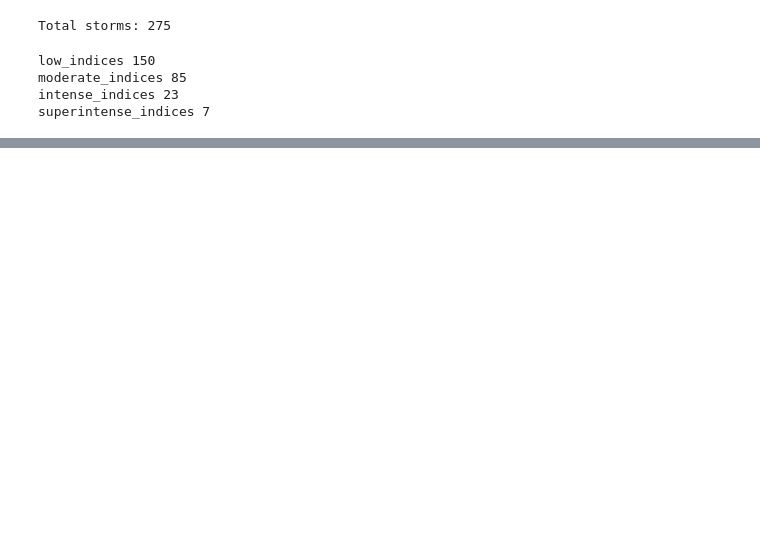
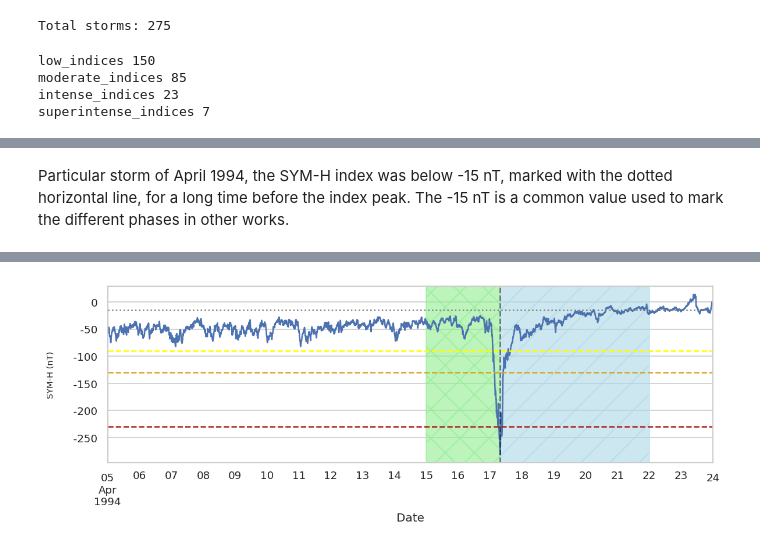
Before and after one commit to Redxgit/classifying-bounding-gstorms, a Jupyter notebook: 4a-Particular-storms-SYM.ipynb, the cells around one changed output, grey strips where cells are left out. Drawn from its saved outputs; the diff is of its cells as text; code cells hidden in the pictures; blank space fills up the shorter version.

```diff
--- a/4a-Particular-storms-SYM.ipynb
+++ b/4a-Particular-storms-SYM.ipynb
@@ -251,2 +187,57 @@ Minimum SYM-H value -393 at: 2004-11-08 05:55:00
+# %% [markdown]
+Particular storm of April 1994, the SYM-H index was below -15 nT, marked with the dotted horizontal line, for a long time before the index peak. The -15 nT is a common value used to mark the different phases in other works.
 # %%
+ind = 131
+
+strm = utils.get_storm(dfx, summary_df_sym, ind)
+strm_start = strm.index[0]
+strm_end = strm.index[-1]
+idxmin = strm['SYM_H'].idxmin()
+
+offset_before = pd.DateOffset(days = 10)
+offset_after = pd.DateOffset(days = 2)
+
+strm_full = dfx[strm_start - offset_before : strm_end + offset_after]
+
+# Create a figure and axis for the plot
+fig, ax = plt.subplots(figsize=(8, 3))
+
+# Plot the SYM-H values for the specified storm period
+strm_full["SYM_H"].plot(legend=False, xlabel="Date", ax=ax)
+
+# Set the y-axis label
+ax.set_ylabel("SYM-H (nT)", fontsize=7)
+
+# Add horizontal lines to represent different SYM-H thresholds for storm intensity levels
+min_sym = strm_full["SYM_H"].min()
+if min_sym <= utils.SYM_H_THRESHOLD_LOW:
+    ax.axhline(utils.SYM_H_THRESHOLD_LOW, linestyle="--", color=utils.COLOR_LOW)
+
+    if min_sym <= utils.SYM_H_THRESHOLD_MODERATE:
+        ax.axhline(utils.SYM_H_THRESHOLD_MODERATE, linestyle="--", color=utils.COLOR_MODERATE)
+
+        if min_sym <= utils.SYM_H_THRESHOLD_INTENSE:
+            ax.axhline(utils.SYM_H_THRESHOLD_INTENSE, linestyle="--", color=utils.COLOR_INTENSE)
+
+            if min_sym <= utils.SYM_H_THRESHOLD_SUPERINTENSE:
+                ax.axhline(
+                    utils.SYM_H_THRESHOLD_SUPERINTENSE, linestyle="--", color=utils.COLOR_SUPERINTENSE
+                )
+
+ax.yaxis.set_major_formatter(StrMethodFormatter("{x:>8.0f}"))
+
+#ax.fill_between(strm.index, strm_full['SYM_H'].max(), strm_full['SYM_H'].min(),
+#                interpolate=True, color=utils.COLOR_SUPERINTENSE, alpha = 0.6, hatch='x')
+
+ax.axvspan(strm.index[0], idxmin, color = 'lightgreen', alpha = 0.6, hatch='x')
+ax.axvspan(idxmin, strm.index[-1], color = 'lightblue', alpha = 0.6, hatch='/')
+
+ax.axhline(-15, linestyle=':', color = 'gray')
+
+ax.axvline(strm['SYM_H'].idxmin(), linestyle = '--', color = 'black', alpha = 0.5)
+
+print(f'Minimum SYM-H value {strm_full["SYM_H"].min()} at: {strm_full["SYM_H"].idxmin()}')
+plt.tight_layout();
+plt.savefig(f'figs/sym-storm-{ind}.png')
+plt.show();
 # %% [output]
@@ -253,0 +245 @@ Minimum SYM-H value -393 at: 2004-11-08 05:55:00
+[figure, added]
```
Also changed, not shown: parts of 8 cells of this notebook, 22 other files.
